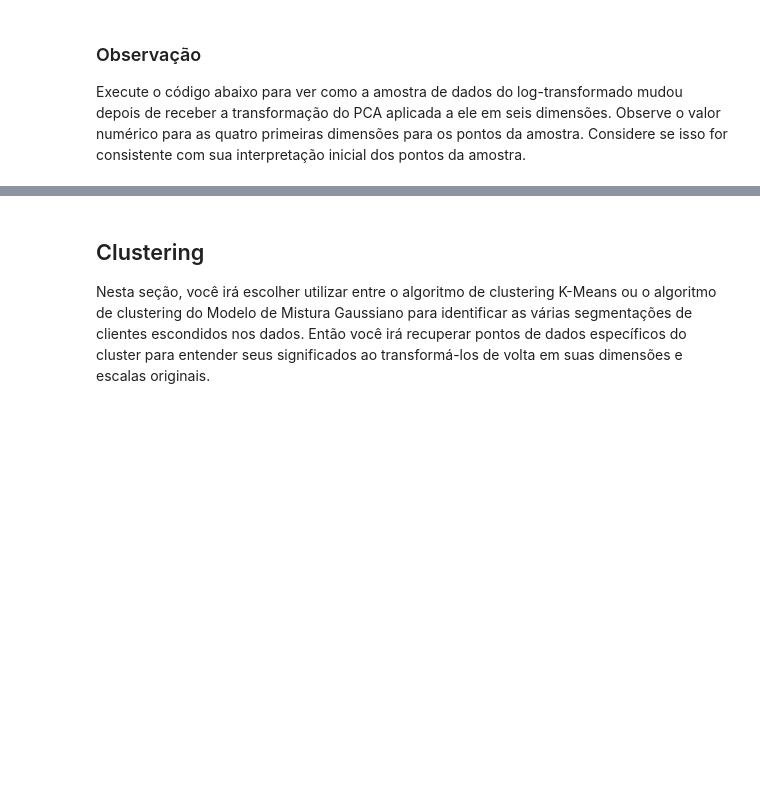
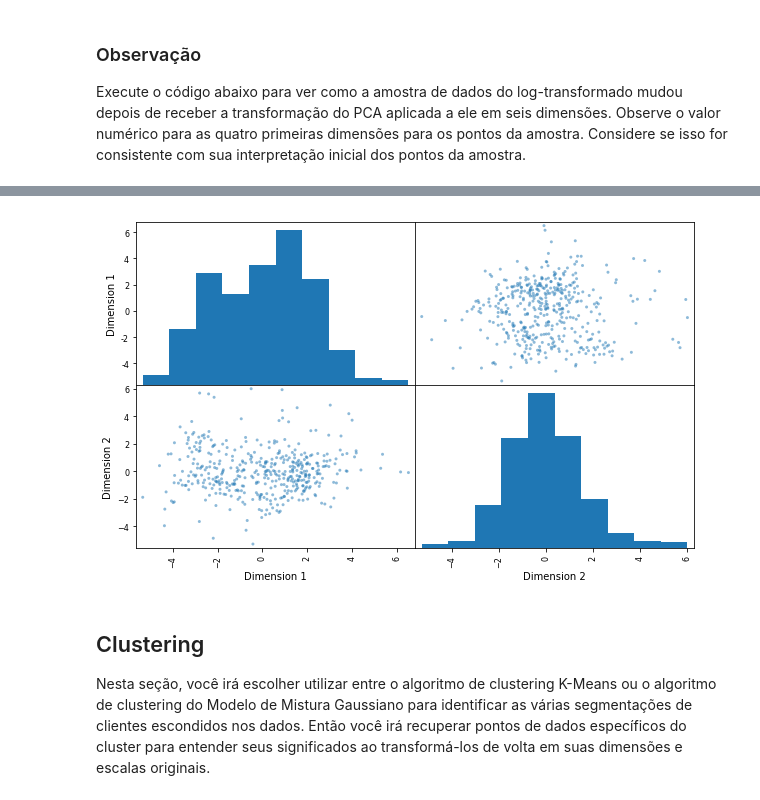
Before and after one commit to paulohecosta/creating_customer_segments, a Jupyter notebook: customer_segments_PT.ipynb, the cells around one changed output, grey strips where cells are left out. Saved outputs shown, nothing was run; the diff lists cells and outputs as text; code cells hidden in the pictures; blank space fills up the shorter version.

```diff
--- a/customer_segments_PT.ipynb
+++ b/customer_segments_PT.ipynb
@@ -383,13 +431,14 @@ No bloco de código abaixo, você vai precisar implementar o seguinte:
  - Aplicar a transformação da PCA da amostra do log-data `log_samples` utilizando `pca.transform`, e atribuindo os resultados ao `pca_samples`.
 # %%
 # TODO: Aplique o PCA ao ajusta os bons dados com apenas duas dimensões
-pca = None
+pca = PCA(n_components=2)
+pca.fit(good_data)
 
 # TODO: Transforme os bons dados utilizando o ajuste do PCA acima
-reduced_data = None
+reduced_data = pca.transform(good_data)
 
 # TODO: Transforme a amostre de log-data utilizando o ajuste de PCA acima
-pca_samples = None
+pca_samples = pca.transform(log_samples)
 
 # Crie o DataFrame para os dados reduzidos
 reduced_data = pd.DataFrame(reduced_data, columns = ['Dimension 1', 'Dimension 2'])
@@ -402,3 +456,7 @@ display(pd.DataFrame(np.round(pca_samples, 4), columns = ['Dimension 1', 'Dimens
+# %%
+pd.plotting.scatter_matrix(reduced_data, figsize = (10,6));
+# %% [output]
+[figure, added]
 # %% [markdown]
 ## Clustering
 
```
Also changed, not shown: parts of 22 cells of this notebook.
